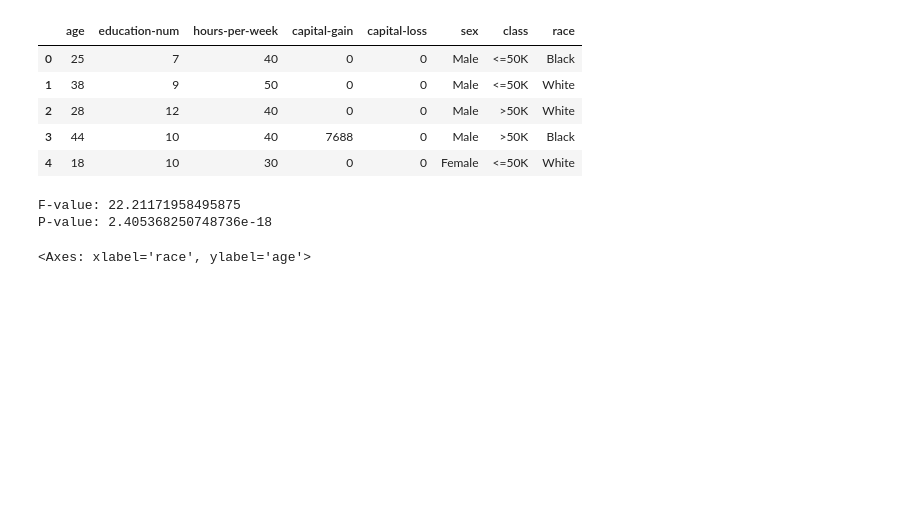
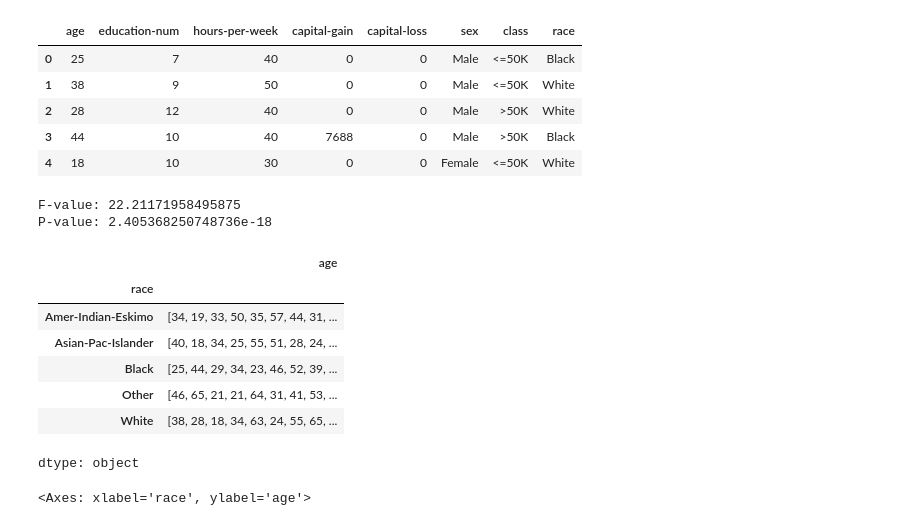
Before and after one commit to UznetDev/Data-science-home-work, a Jupyter notebook: 04_Okt_2024.ipynb, the cells around one changed output. Saved outputs shown, nothing was run; the diff lists cells and outputs as text; code cells hidden in the pictures; blank space fills up the shorter version.

```diff
--- a/04_Okt_2024.ipynb
+++ b/04_Okt_2024.ipynb
@@ -207,6 +207,17 @@ print("P-value:", p_value)
 # %% [output]
 F-value: 22.21171958495875
 P-value: 2.405368250748736e-18
+# %%
+race
+# %% [output]
+|  | age |
+| race |  |
+| Amer-Indian-Eskimo | [34, 19, 33, 50, 35, 57, 44, 31, ... |
+| Asian-Pac-Islander | [40, 18, 34, 25, 55, 51, 28, 24, ... |
+| Black | [25, 44, 29, 34, 23, 46, 52, 39, ... |
+| Other | [46, 65, 21, 21, 64, 31, 41, 53, ... |
+| White | [38, 28, 18, 34, 63, 24, 55, 65, ... |
+dtype: object
 # %%
 sns.boxplot(x='race', y='age', hue='race', data=adult_df)
 # %% [output]
```
Also changed, not shown: parts of 1 cell of this notebook.
